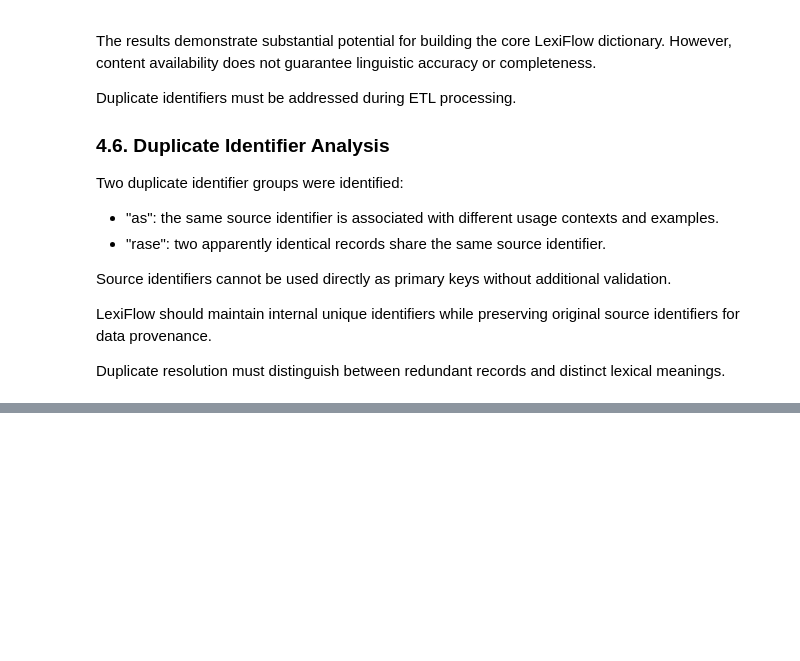
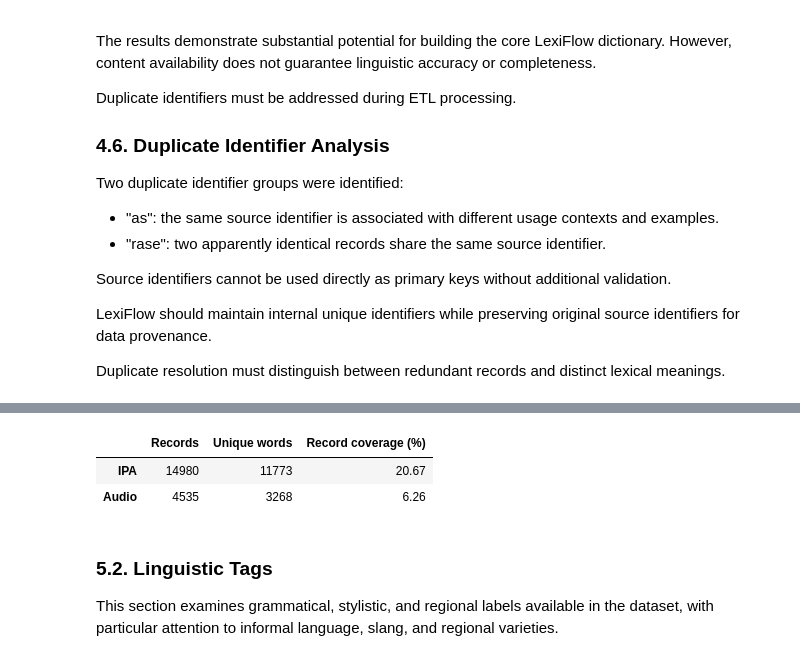
Before and after one commit to Lizalip/Lexiflow, a Jupyter notebook: research/notebooks/01_source_audit.ipynb, the cells around one changed output, grey strips where cells are left out. Drawn from its saved outputs; the diff is of its cells as text; code cells hidden in the pictures; blank space fills up the shorter version.

```diff
--- a/research/notebooks/01_source_audit.ipynb
+++ b/research/notebooks/01_source_audit.ipynb
@@ -592,0 +600,10 @@ records and distinct lexical meanings.
+# %%
+sound_fields = Counter()
+
+for sounds in df_full["sounds"]:
+    if isinstance(sounds, list):
+        for sound in sounds:
+            if isinstance(sound, dict):
+                sound_fields.update(sound.keys())
+
+pd.Series(sound_fields).sort_values(ascending=False)
@@ -592,0 +624,43 @@ records and distinct lexical meanings.
+# %%
+def has_sound_field(sounds, field):
+    return isinstance(sounds, list) and any(
+        isinstance(sound, dict)
+        and has_text(sound.get(field))
+        for sound in sounds
+    )
+
+
+df_full["has_ipa"] = df_full["sounds"].apply(
+    lambda x: has_sound_field(x, "ipa")
+)
+
+df_full["has_audio"] = df_full["sounds"].apply(
+    lambda x: has_sound_field(x, "audio")
+)
+
+pronunciation_summary = pd.DataFrame({
+    "Records": [
+        df_full["has_ipa"].sum(),
+        df_full["has_audio"].sum()
+    ],
+    "Unique words": [
+        df_full.loc[df_full["has_ipa"], "word"].nunique(),
+        df_full.loc[df_full["has_audio"], "word"].nunique()
+    ],
+    "Record coverage (%)": [
+        df_full["has_ipa"].mean() * 100,
+        df_full["has_audio"].mean() * 100
+    ]
+}, index=["IPA", "Audio"])
+
+pronunciation_summary.round(2)
+# %% [output]
+|  | Records | Unique words | Record coverage (%) |
+| IPA | 14980 | 11773 | 20.67 |
+| Audio | 4535 | 3268 | 6.26 |
+# %% [markdown]
+### 5.2. Linguistic Tags
+
+This section examines grammatical, stylistic, and regional
+labels available in the dataset, with particular attention
+to informal language, slang, and regional varieties.
```
Also changed, not shown: parts of 12 cells of this notebook.
